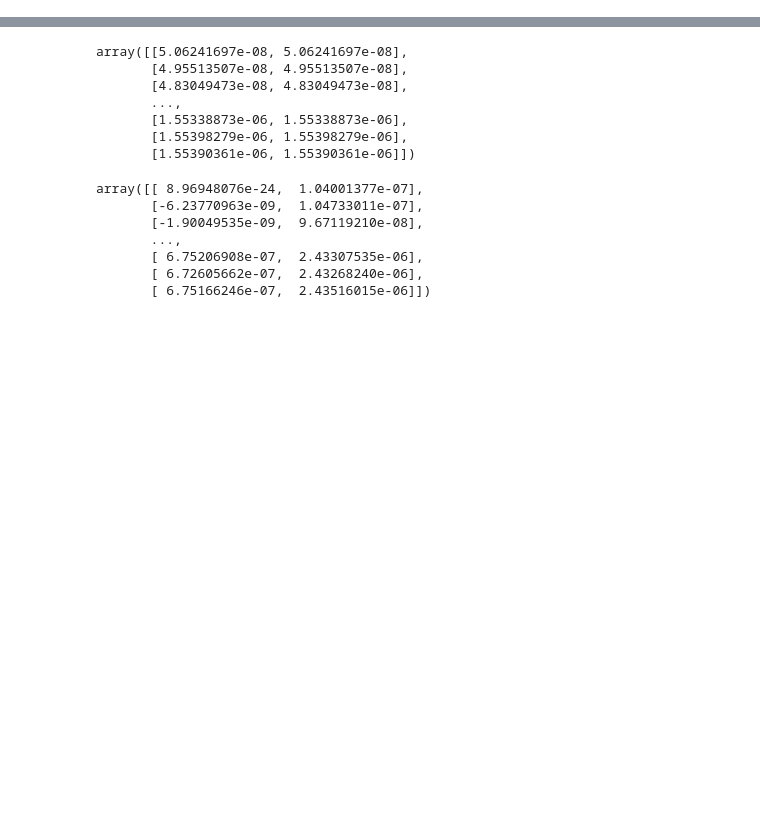
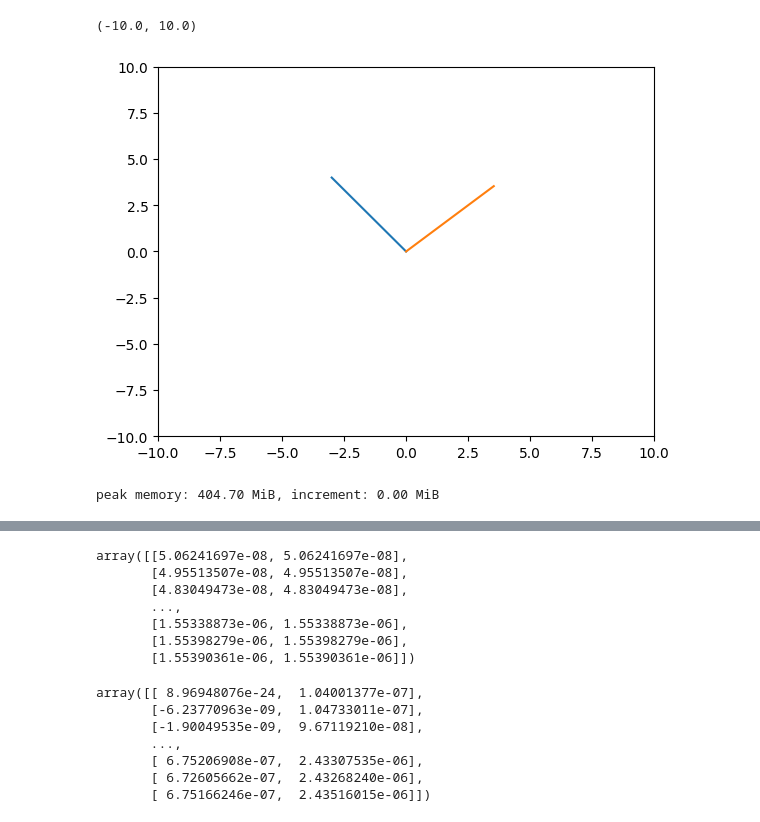
Before and after one commit to tteulings/thesis, a Jupyter notebook: analyze_bubbles.ipynb, the cells around one changed output, grey strips where cells are left out. Cells and saved outputs as stored; diff of their text form; code cells hidden in the pictures; blank space fills up the shorter version.

```diff
--- a/analyze_bubbles.ipynb
+++ b/analyze_bubbles.ipynb
@@ -107,3 +134,72 @@ peak memory: 431.04 MiB, increment: 0.01 MiB
+# %%
+plt.plot([0, -3], [0, 4])
+
+plt.plot([0, 3.53553391 ], [0, 3.53553391])
+
+plt.xlim(-10, 10)
+plt.ylim(-10, 10)
+# %% [output]
+(-10.0, 10.0)
+[figure, added]
+# %%
+%memit
+
+def rotate_by_step(prev_vec, current_vec):
+    rotation_matrix = rotation_matrix_to_y_axis(prev_vec)
+
+    return current_vec@rotation_matrix.T
+
+def get_bubble_info(bubble_sequence):
+
+
+    positions = np.array([bubble.centroid(True).numpy() for bubble in bubble_sequence])
+
+    velocities = np.array([bubble.center_velocity for bubble in bubble_sequence])
+    targets = np.array([bubble.center_target for bubble in bubble_sequence])
+
+    bubble_velocities = np.array([(bubble - positions[i-1]) for i, bubble in enumerate(positions) if i > 0])
+    print(velocities[:10])
+    print(targets[:10])
+    # print(bubble_velocities)
+    rotation_matrix = rotation_matrix_to_y_axis(bubble_velocities[0])
+
+    # print(rotation_matrix)
+    # print(bubble_velocities[0])
+    rotated_velocities = np.array([rotation_matrix.dot(bubble_velocity) for bubble_velocity in bubble_velocities ])
+    # rotated_velocities = np.array([bubble.center_velocity for i, bubble in enumerate(bubble_sequence) if i > 0])
+
+    # print(rotated_velocities[:10])
+    # print( np.dot(bubble_velocities,rotation_matrix.T)[:10])
+    rotated_all_velocities = []
+
+    # print(bubble_velocities)
+    avg_velocities = []
+
+    for i, bubble_velocity in enumerate(targets):
+        if i == 0:
+            print(bubble_velocity)
+        if i > 1:
+            # print(np.mean(bubble_velocities[:i],axis=0))
+            # print(bubble_velocities[:i])
+            # print(bubble_velocity)
+            # rotated_all_velocities.append(rotate_by_step(np.mean(bubble_velocities[max(0, i-20):i],axis=0), bubble_velocity) )
+
+            # rotation_matrix = rotation_matrix_to_y_axis(np.mean(targets[max(0, i-20):i],axis=0))
+
+            rotated_all_velocities.append( rotation_matrix@bubble_velocity )
+
+            # rotated_all_velocities.append(rotate_by_step((positions[i] - positions[max(0, i-1)]), bubble_velocity) )
+            avg_velocities.append((positions[i] - positions[max(0, i-1)]))
+
+    rotated_all_velocities = np.array(rotated_all_velocities)
+
+    avg_velocities = np.array(avg_velocities)
+    # rotated_all_velocities = np.array([rotate_by_step(bubble_velocities[i-1], bubble_velocity) for i, bubble_velocity in enumerate(bubble_velocities) if i > 0])
+
+    # bubble_centroid_positions =  np.array([bubble.centroid().numpy() for bubble in bubble_sequence])
+    return bubble_velocities, rotated_velocities, rotated_all_velocities, positions, np.dot(positions,rotation_matrix.T), avg_velocities
+# %% [output]
+peak memory: 404.70 MiB, increment: 0.00 MiB
 # %%
 # %memit
 
```
Also changed, not shown: parts of 22 cells of this notebook, 20 other files.
